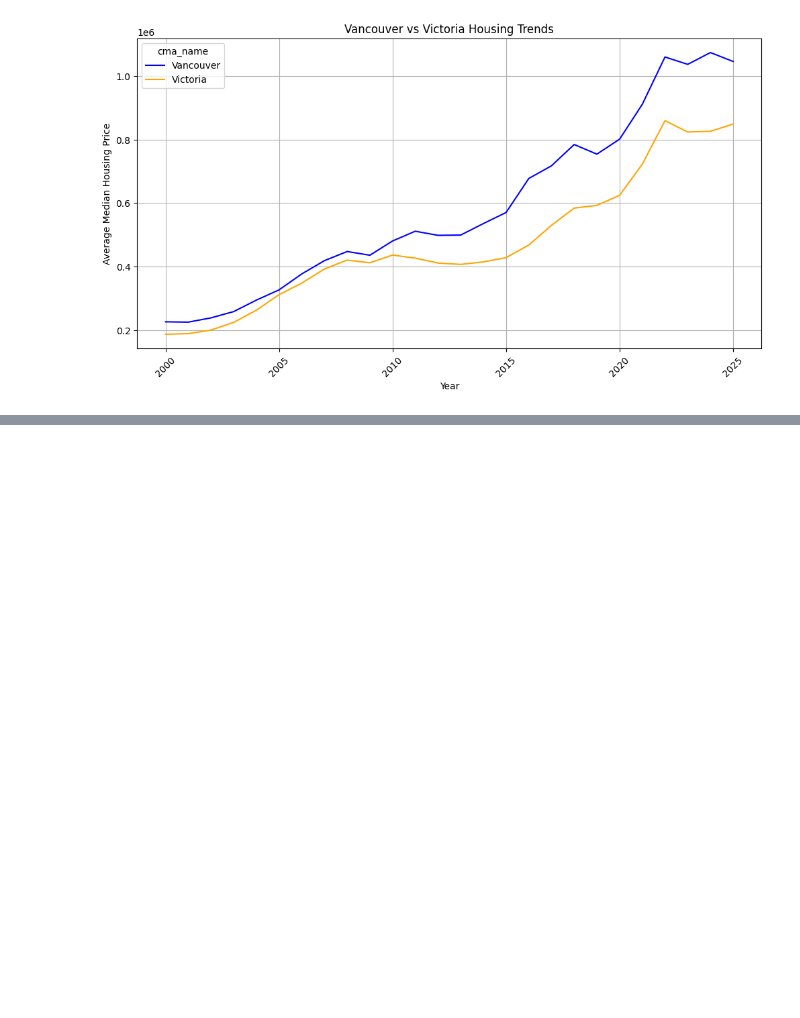
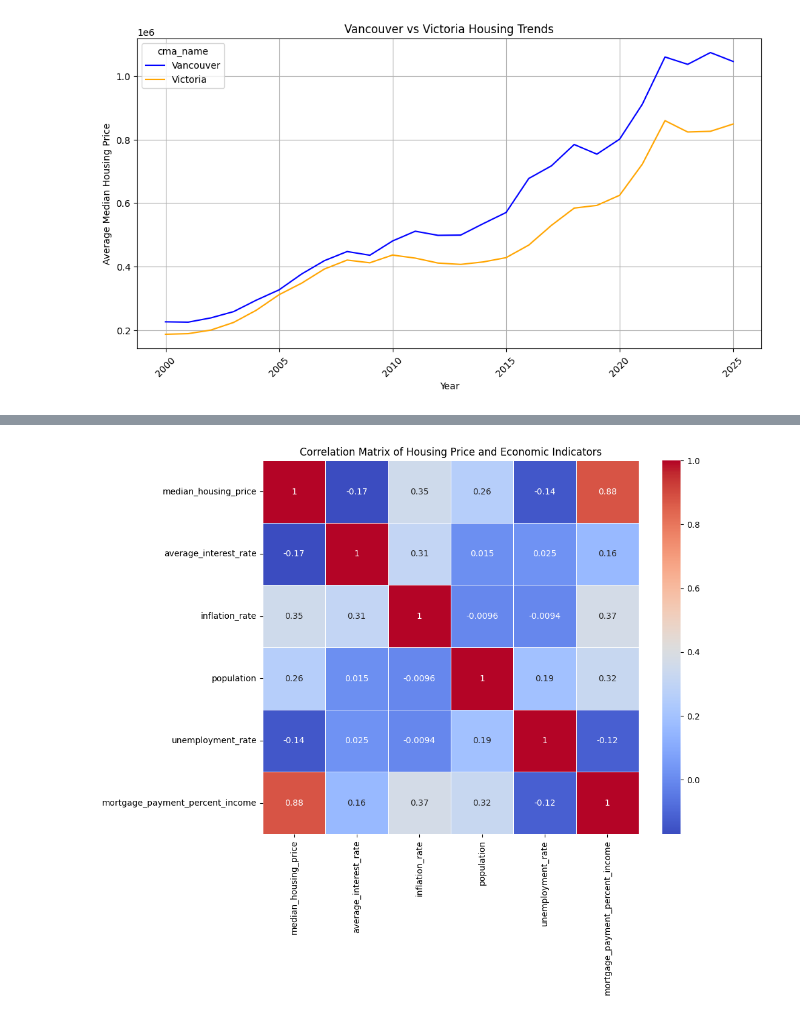
Before and after one commit to Sravanthi816/bc_housing_project, a Jupyter notebook: notebooks/01_pandas_basics.ipynb, the cells around one changed output, grey strips where cells are left out. Saved outputs shown, nothing was run; the diff lists cells and outputs as text; code cells hidden in the pictures; blank space fills up the shorter version.

```diff
--- a/notebooks/01_pandas_basics.ipynb
+++ b/notebooks/01_pandas_basics.ipynb
@@ -269,0 +290,7 @@ trend_df.plot(kind="line",
+# %%
+
+regions_df = pd.read_csv("../data/regions.csv")
+
+interest_df = pd.read_csv("../data/yearly_interest_rates.csv")
+regions_df.head()
+interest_df.head()
@@ -269,0 +314,4 @@ trend_df.plot(kind="line",
+# %%
+merge_df = pd.merge(df, regions_df, on = "cma_name" , how = "inner")
+merge_df.head(10)
+merge_df.columns
@@ -269,0 +332,5 @@ trend_df.plot(kind="line",
+# %%
+ultimate_df =pd.merge(merge_df,interest_df, on="year", how="inner")
+ultimate_df.head()
+ultimate_df.columns
+ultimate_df.shape
@@ -269,0 +359,16 @@ trend_df.plot(kind="line",
+# %%
+correlation_matrix = ultimate_df[[
+    "median_housing_price",
+    "average_interest_rate",
+    "inflation_rate",
+    "population",
+    "unemployment_rate",
+    "mortgage_payment_percent_income"
+]].corr()
+
+plt.figure(figsize=(10, 8))
+sns.heatmap(correlation_matrix, annot=True, cmap="coolwarm", linewidths=0.5)
+plt.title("Correlation Matrix of Housing Price and Economic Indicators")
+plt.show()
+# %% [output]
+[figure, added]
```
Also changed, not shown: parts of 11 cells of this notebook, 2 other files.
